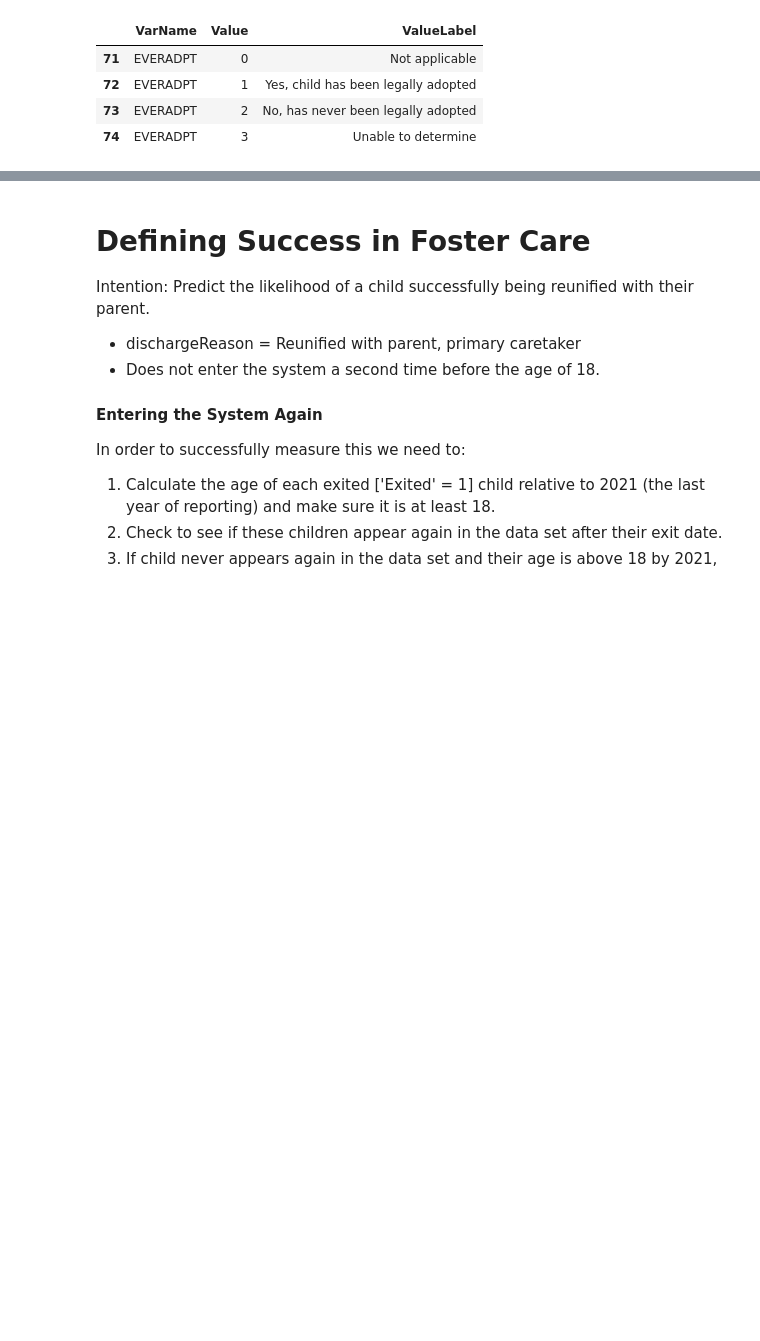
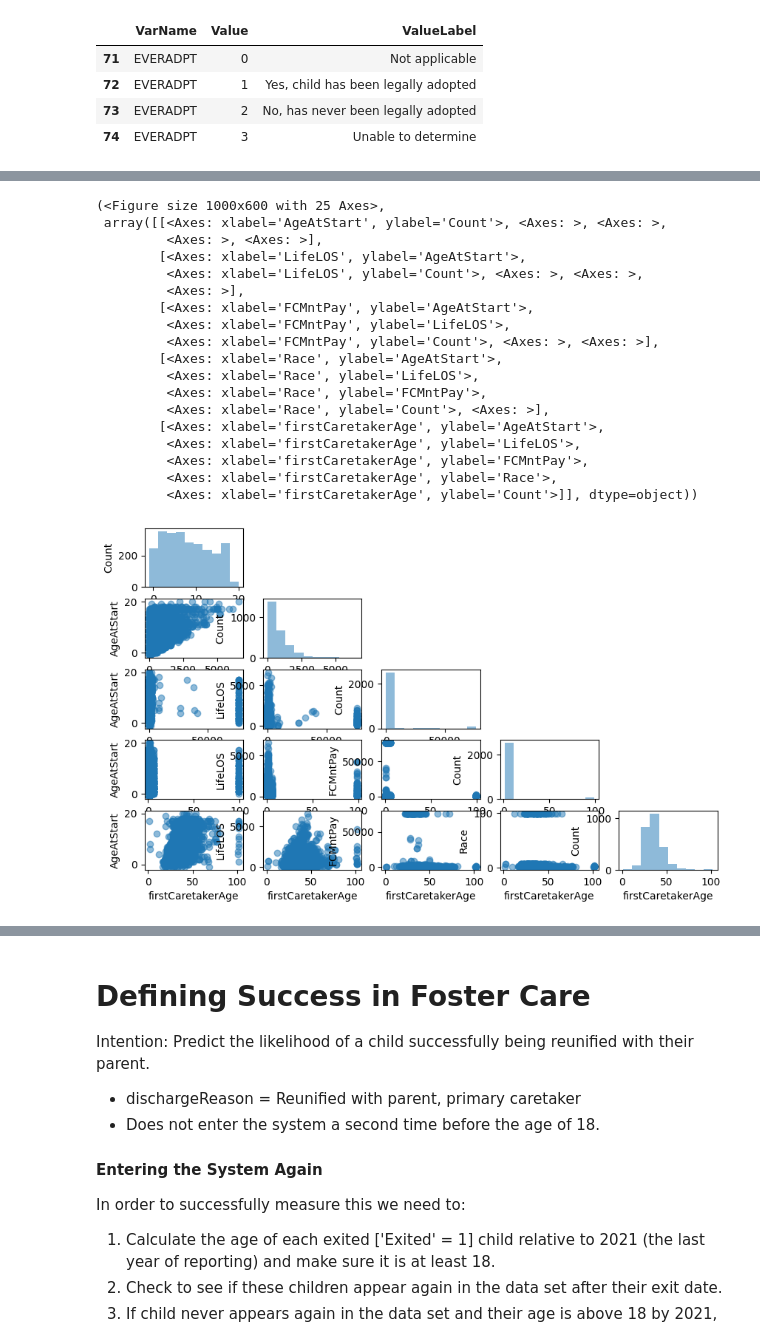
Before and after one commit to sophie2chance2/foster_care_analysis, a Jupyter notebook: explore_data.ipynb, the cells around one changed output, grey strips where cells are left out. Saved outputs shown, nothing was run; the diff lists cells and outputs as text; code cells hidden in the pictures; blank space fills up the shorter version.

```diff
--- a/explore_data.ipynb
+++ b/explore_data.ipynb
@@ -210,0 +75,23 @@ included_subset.head()
+# %%
+cols = ['AgeAtStart', 'LifeLOS', 'FCMntPay', 'Race', 'firstCaretakerAge']
+scatterplotmatrix(included_subset[cols].values, figsize=(10, 6), names=cols, alpha=0.5)
+# %% [output]
+(<Figure size 1000x600 with 25 Axes>,
+ array([[<Axes: xlabel='AgeAtStart', ylabel='Count'>, <Axes: >, <Axes: >,
+         <Axes: >, <Axes: >],
+        [<Axes: xlabel='LifeLOS', ylabel='AgeAtStart'>,
+         <Axes: xlabel='LifeLOS', ylabel='Count'>, <Axes: >, <Axes: >,
+         <Axes: >],
+        [<Axes: xlabel='FCMntPay', ylabel='AgeAtStart'>,
+         <Axes: xlabel='FCMntPay', ylabel='LifeLOS'>,
+         <Axes: xlabel='FCMntPay', ylabel='Count'>, <Axes: >, <Axes: >],
+        [<Axes: xlabel='Race', ylabel='AgeAtStart'>,
+         <Axes: xlabel='Race', ylabel='LifeLOS'>,
+         <Axes: xlabel='Race', ylabel='FCMntPay'>,
+         <Axes: xlabel='Race', ylabel='Count'>, <Axes: >],
+        [<Axes: xlabel='firstCaretakerAge', ylabel='AgeAtStart'>,
+         <Axes: xlabel='firstCaretakerAge', ylabel='LifeLOS'>,
+         <Axes: xlabel='firstCaretakerAge', ylabel='FCMntPay'>,
+         <Axes: xlabel='firstCaretakerAge', ylabel='Race'>,
+         <Axes: xlabel='firstCaretakerAge', ylabel='Count'>]], dtype=object))
+[figure, added]
```
Also changed, not shown: parts of 33 cells of this notebook, 5 other files.
